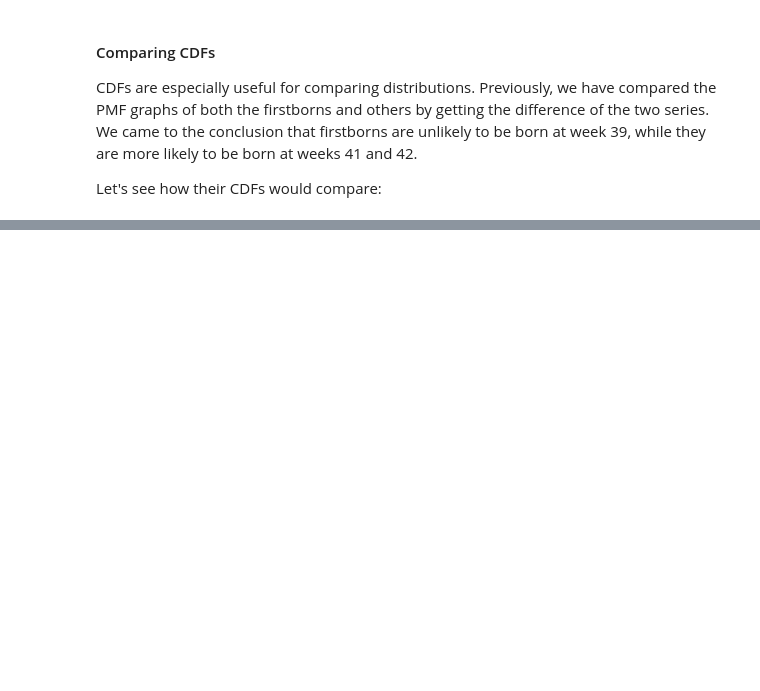
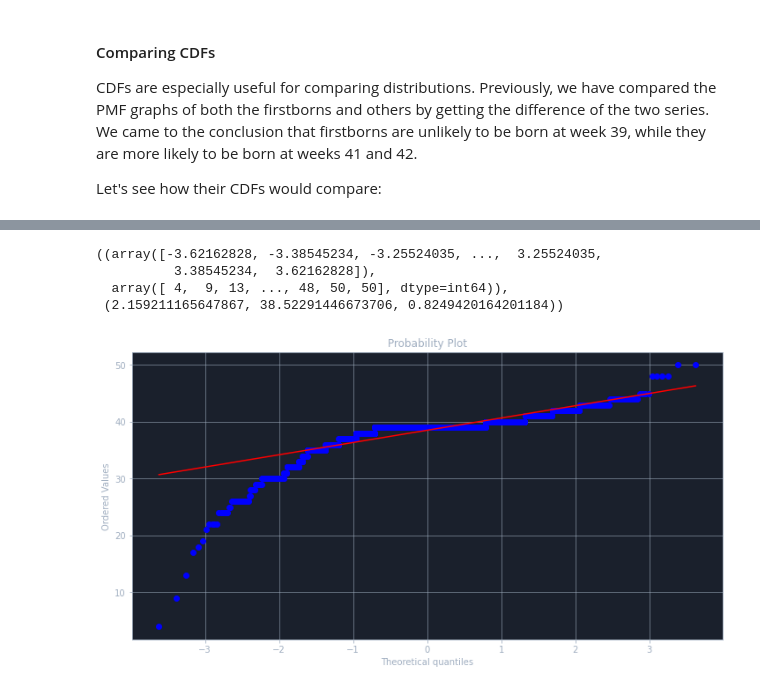
Before and after one commit to Devwulf/road-to-data-science, a Jupyter notebook: statistics/04 - Cumulative Distribution Functions.ipynb, the cells around one changed output, grey strips where cells are left out. Drawn from its saved outputs; the diff is of its cells as text; code cells hidden in the pictures; blank space fills up the shorter version.

```diff
--- a/statistics/04 - Cumulative Distribution Functions.ipynb
+++ b/statistics/04 - Cumulative Distribution Functions.ipynb
@@ -162,0 +180,8 @@ plt.plot(bins2[:-1] + offset, np.cumsum(hist2))
+# %%
+stats.probplot(others["prglngth"].dropna(), plot=plt)
+# %% [output]
+((array([-3.62162828, -3.38545234, -3.25524035, ...,  3.25524035,
+          3.38545234,  3.62162828]),
+  array([ 4,  9, 13, ..., 48, 50, 50], dtype=int64)),
+ (2.159211165647867, 38.52291446673706, 0.8249420164201184))
+[figure, added]
```
Also changed, not shown: parts of 12 cells of this notebook.
